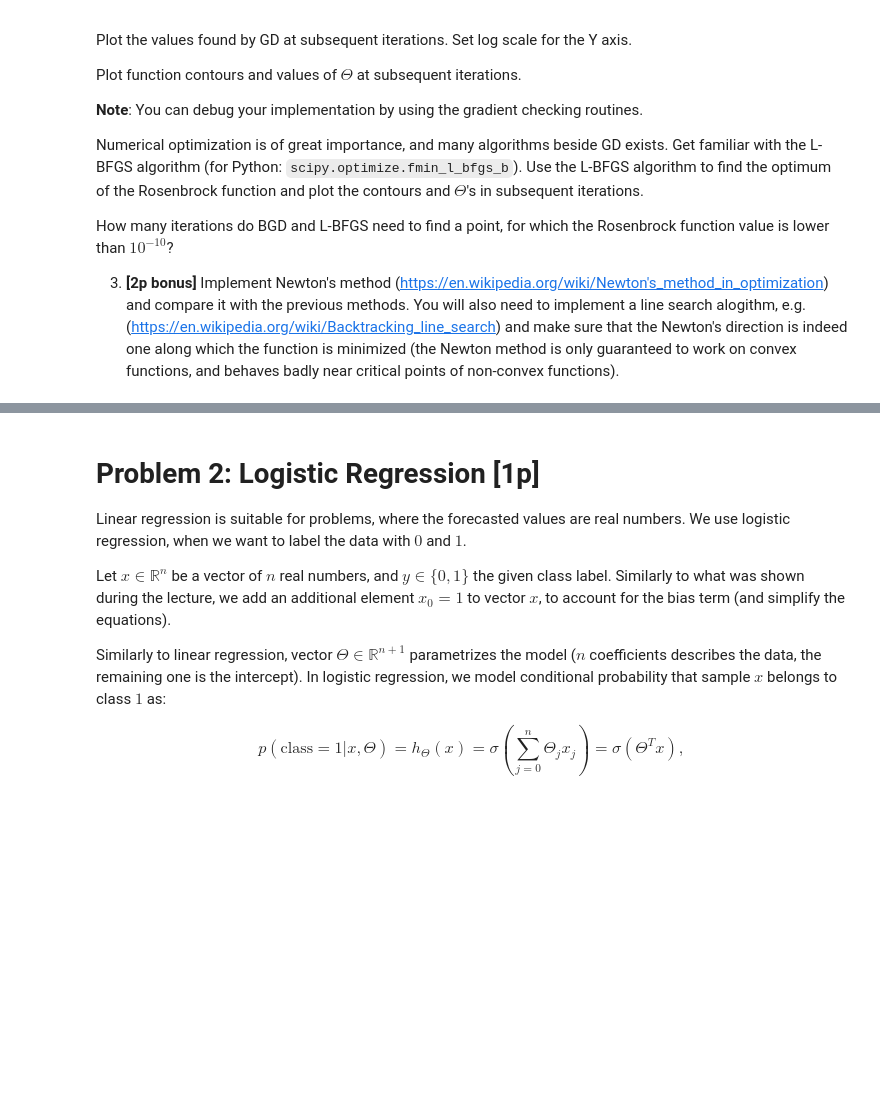
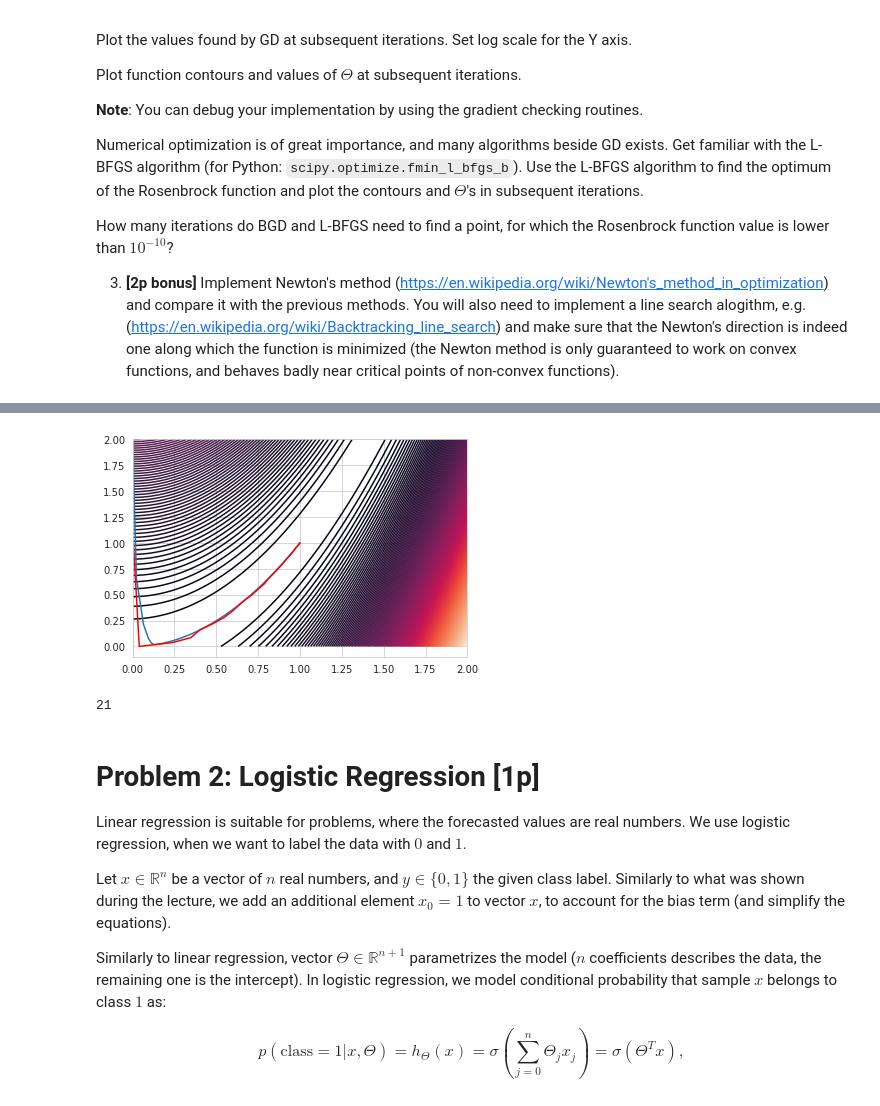
Before and after one commit to Congr00/Uni, a Jupyter notebook: Sieci Neuronowe/lab3/Assignment3.ipynb, the cells around one changed output, grey strips where cells are left out. Drawn from its saved outputs; the diff is of its cells as text; code cells hidden in the pictures; blank space fills up the shorter version.

```diff
--- a/Sieci Neuronowe/lab3/Assignment3.ipynb
+++ b/Sieci Neuronowe/lab3/Assignment3.ipynb
@@ -204,23 +215,33 @@ Found optimum at [0.99964674 0.99929219] in 16853 steps (true minimum is at [1,1
 # %%
 #
 # Use scipy.optimize.fmin_l_bfgs_b
 # Again plot the path on the coutnour plot
 #
 # Hint: to save the points you can use the callback argument!
 #
 
 import scipy.optimize as sopt
 lbfsg_hist = []
 def save_hist(x):
     lbfsg_hist.append(np.array(x))
 
 x_start = [0.,2.]
-lbfsgb_ret = sopt.fmin_l_bfgs_b(TODO, callback=save_hist)
+lbfsgb_ret = sopt.fmin_l_bfgs_b(func=rosenbrock, x0=x_start, callback=save_hist)
 
 #
 # TODO: make a conour plot, show points considered by l_bfsgb algorithm and by gradient descent.
 # How many steps did l-bfgs take to optimize the Rosenbrock function?
 #
+
+figure()
+contour(X, Y, Z, 200)
+plot(x,y)
+plot(np.array(lbfsg_hist)[:,0], np.array(lbfsg_hist)[:,1], c='red')
+show()
+print len(lbfsg_hist)
+# %% [output]
+[figure, added]
+21
 # %%
 #
 # Bonus problem
```
Also changed, not shown: parts of 23 cells of this notebook, 12 other files.
